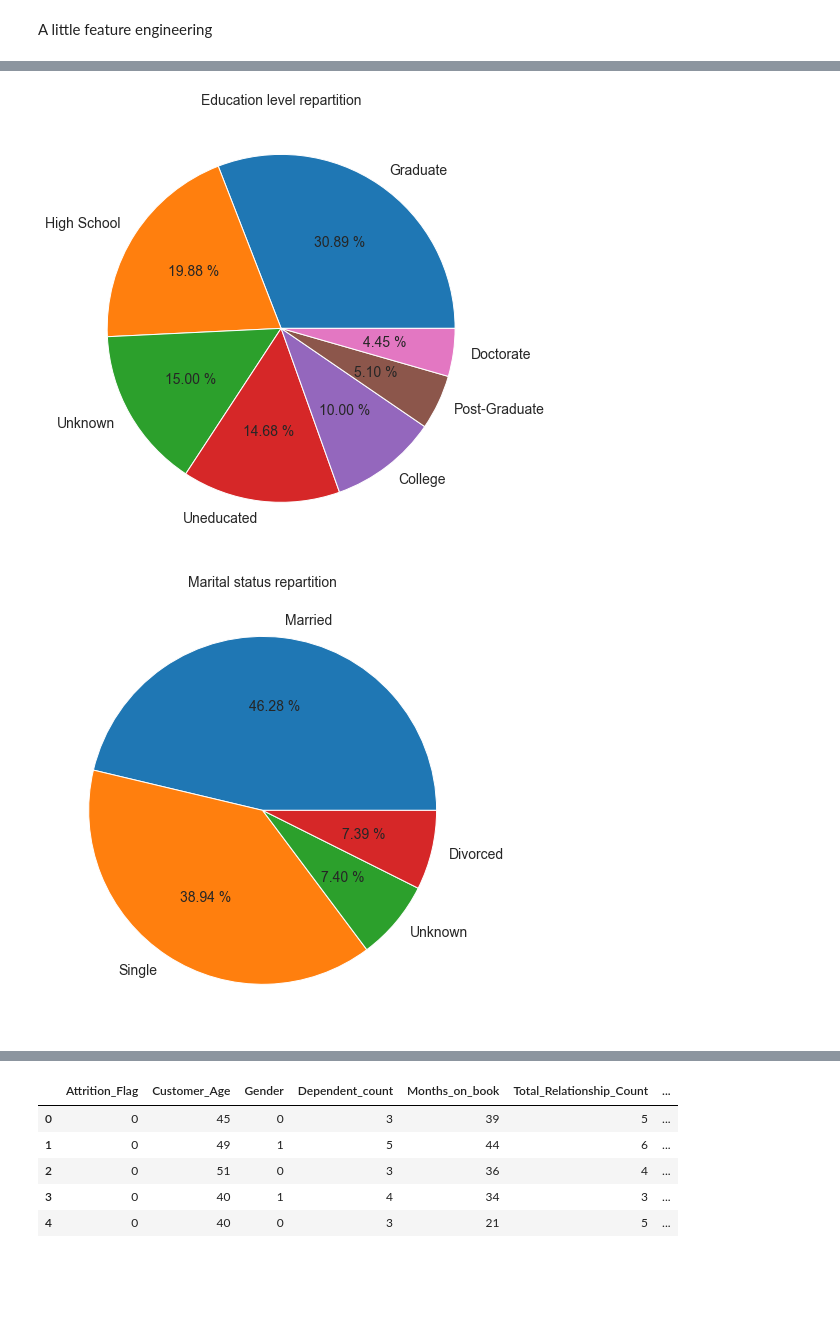
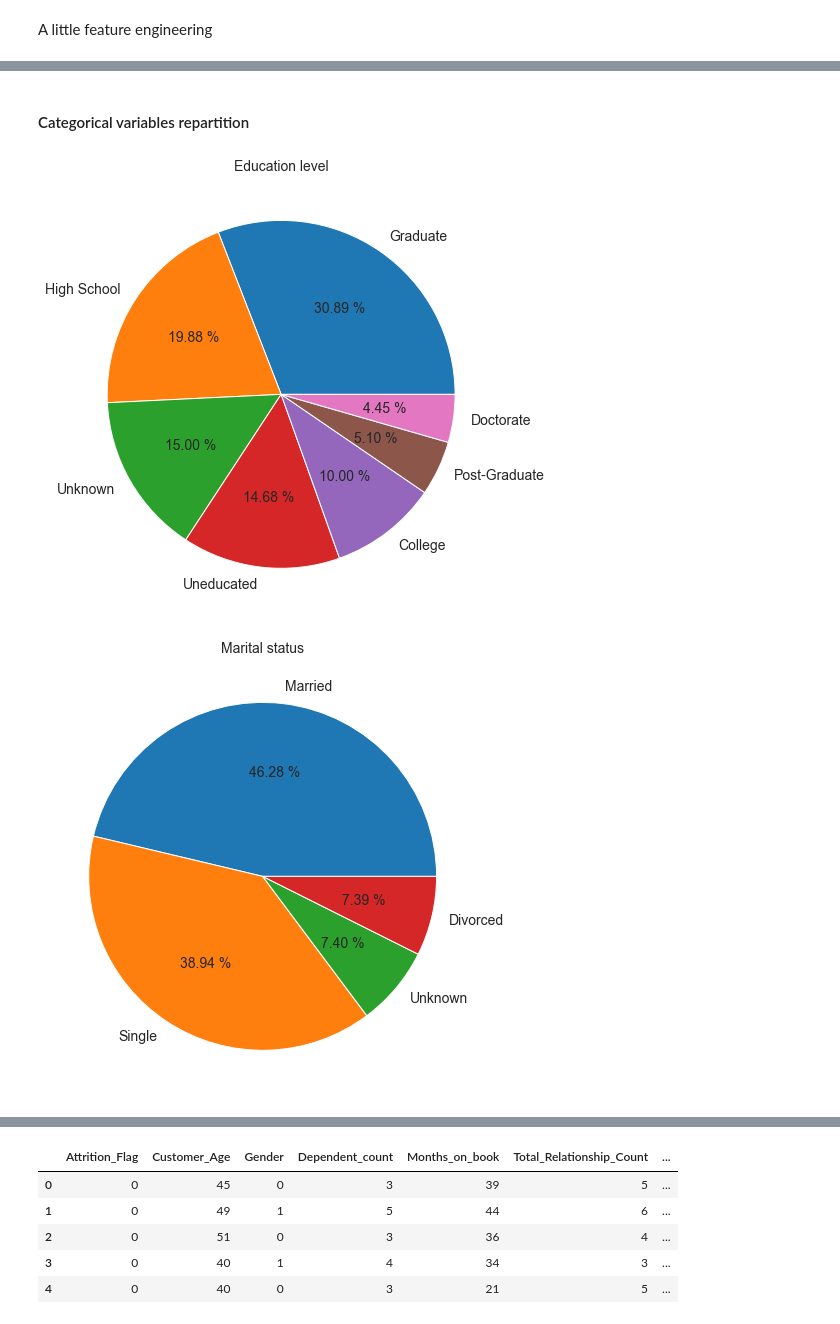
Before and after one commit to wdavys/DS-projects, a Jupyter notebook: BankChurn/client_churn.ipynb, the cells around one changed output, grey strips where cells are left out. Saved outputs shown, nothing was run; the diff lists cells and outputs as text; code cells hidden in the pictures; blank space fills up the shorter version.

```diff
--- a/BankChurn/client_churn.ipynb
+++ b/BankChurn/client_churn.ipynb
@@ -157,19 +200,21 @@ for i, el in enumerate(num_cols[:4]):
+# %% [markdown]
+#### Categorical variables repartition
 # %%
 plt.figure(figsize=(8,8))
 df['Education_Level'].value_counts().plot(kind='pie', fontsize=14, autopct='%.2f %%')
 plt.ylabel('')
-plt.title('Education level repartition', size=14)
+plt.title('Education level', size=14)
 plt.show()
 # %% [output]
-[figure, old version]
+[figure, new version]
 # %%
 plt.figure(figsize=(8,8))
 df['Marital_Status'].value_counts().plot(kind='pie', fontsize=14, autopct='%.2f %%')
 plt.ylabel('')
-plt.title('Marital status repartition', size=14)
+plt.title('Marital status', size=14)
 plt.show()
 # %% [output]
-[figure, old version]
+[figure, new version]
 # %%
 plt.figure(figsize=(8,8))
 df['Income_Category'].value_counts().plot(kind='pie', fontsize=14, autopct='%.2f %%')
```
Also changed, not shown: parts of 20 cells of this notebook.
